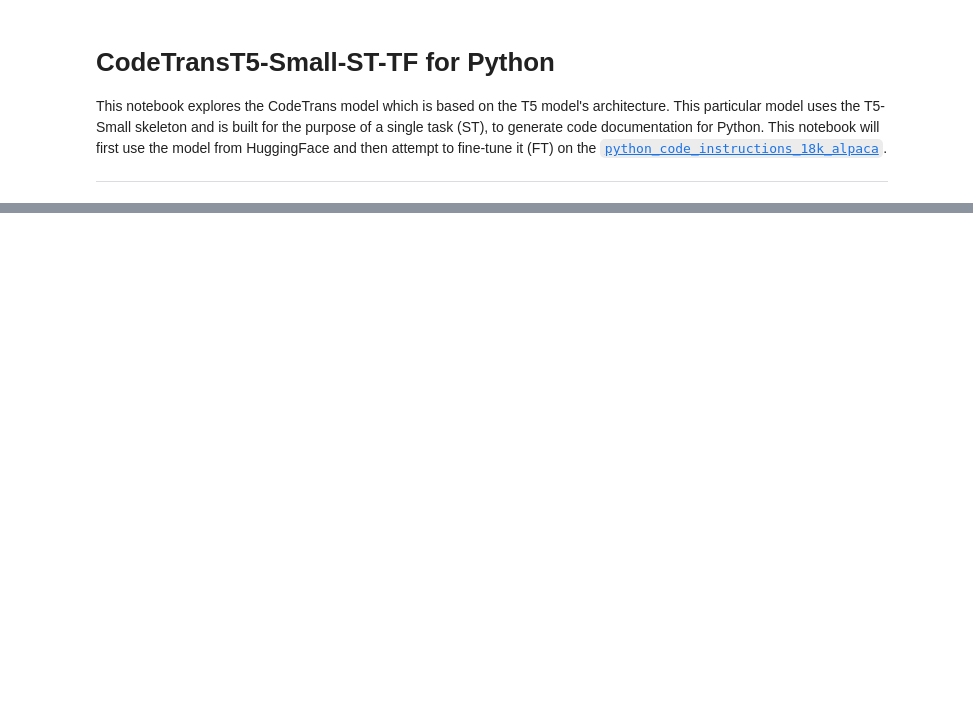
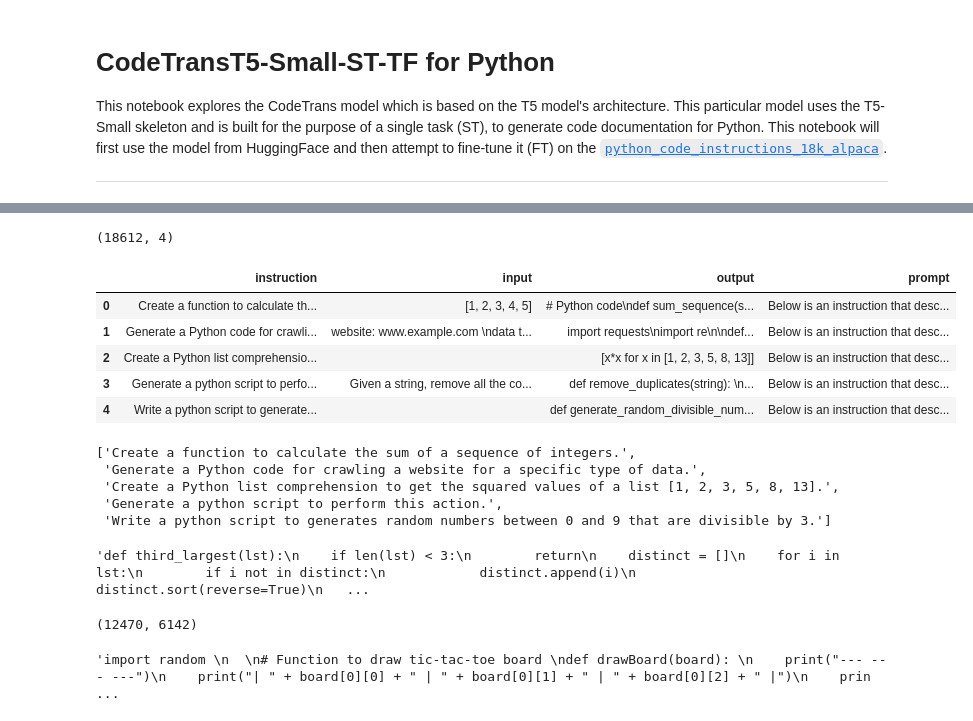
Before and after one commit to 0xVolt/whats-up-doc, a Jupyter notebook: src/experimental-notebooks/code_trans_t5_small_code_documentation_generation_python.ipynb, the cells around one changed output, grey strips where cells are left out. Saved outputs shown, nothing was run; the diff lists cells and outputs as text; code cells hidden in the pictures; blank space fills up the shorter version.

Commit message:
Load data and split for training

```diff
--- a/src/experimental-notebooks/code_trans_t5_small_code_documentation_generation_python.ipynb
+++ b/src/experimental-notebooks/code_trans_t5_small_code_documentation_generation_python.ipynb
@@ -19,5 +17,5 @@ Checking if the GPU is available with PyTorch: True
 # %%
-# dataset = load_dataset('iamtarun/python_code_instructions_18k_alpaca')
-dataset = load_dataset("flytech/llama-python-codes-30k")
+dataset = load_dataset('iamtarun/python_code_instructions_18k_alpaca')
+# dataset = load_dataset("flytech/llama-python-codes-30k")
 dataset = dataset['train'].to_pandas()
 # %%
@@ -31,0 +25,27 @@ dataset.tail()
+# %%
+dataset.shape
+# %% [output]
+(18612, 4)
+# %%
+dataset.head()
+# %% [output]
+|  | instruction | input | output | prompt |
+| 0 | Create a function to calculate th... | [1, 2, 3, 4, 5] | # Python code\ndef sum_sequence(s... | Below is an instruction that desc... |
+| 1 | Generate a Python code for crawli... | website: www.example.com \ndata t... | import requests\nimport re\n\ndef... | Below is an instruction that desc... |
+| 2 | Create a Python list comprehensio... |  | [x*x for x in [1, 2, 3, 5, 8, 13]] | Below is an instruction that desc... |
+| 3 | Generate a python script to perfo... | Given a string, remove all the co... | def remove_duplicates(string): \n... | Below is an instruction that desc... |
+| 4 | Write a python script to generate... |  | def generate_random_divisible_num... | Below is an instruction that desc... |
+# %%
+y = list(dataset['instruction'])
+y[:5]
+# %% [output]
+['Create a function to calculate the sum of a sequence of integers.',
+ 'Generate a Python code for crawling a website for a specific type of data.',
+ 'Create a Python list comprehension to get the squared values of a list [1, 2, 3, 5, 8, 13].',
+ 'Generate a python script to perform this action.',
+ 'Write a python script to generates random numbers between 0 and 9 that are divisible by 3.']
+# %%
+X = list(dataset['output'])
+X[5]
+# %% [output]
+'def third_largest(lst):\n    if len(lst) < 3:\n        return\n    distinct = []\n    for i in lst:\n        if i not in distinct:\n            distinct.append(i)\n    distinct.sort(reverse=True)\n   ...
@@ -31,0 +54,8 @@ dataset.tail()
+# %%
+len(X_train), len(X_test)
+# %% [output]
+(12470, 6142)
+# %%
+X_train[5]
+# %% [output]
+'import random \n  \n# Function to draw tic-tac-toe board \ndef drawBoard(board): \n    print("--- --- ---")\n    print("| " + board[0][0] + " | " + board[0][1] + " | " + board[0][2] + " |")\n    prin ...
```
Also changed, not shown: parts of 6 cells of this notebook.
